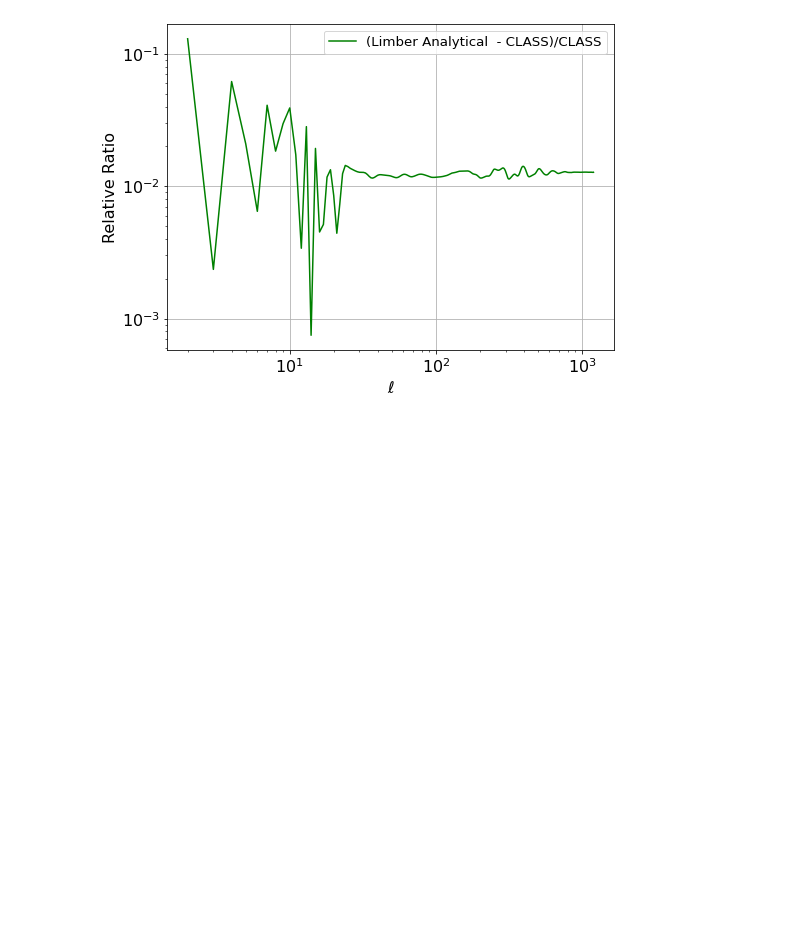
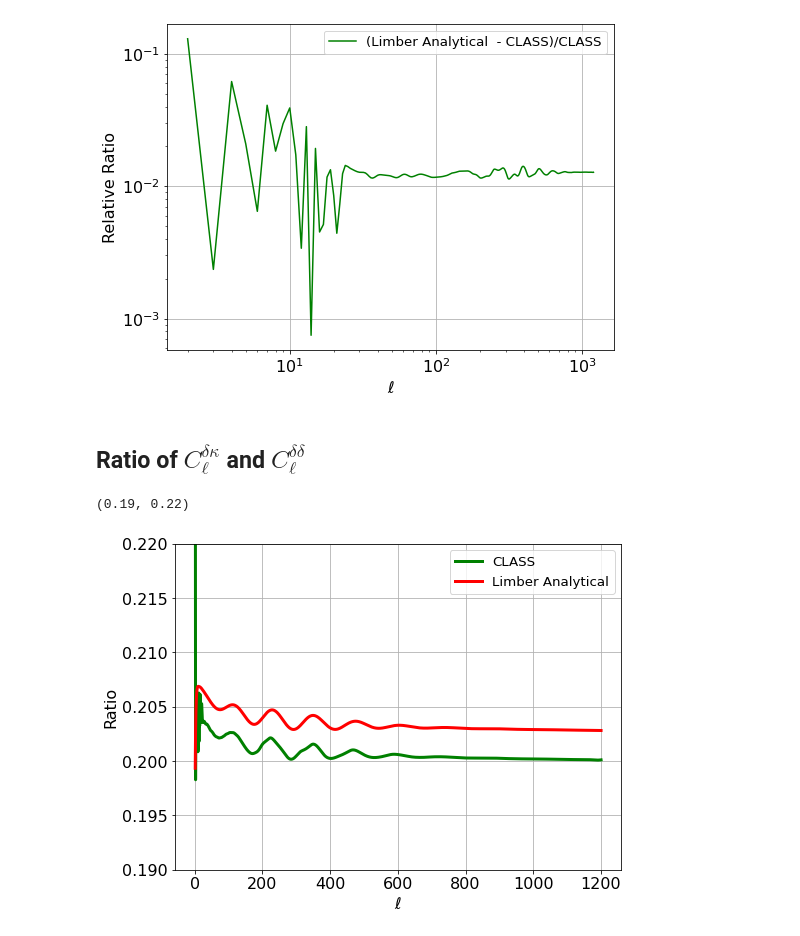
Before and after one commit to muntazirabidi/CLASS_CAMB, a Jupyter notebook: limber_cross_CLASS.ipynb, the cells around one changed output. Saved outputs shown, nothing was run; the diff lists cells and outputs as text; code cells hidden in the pictures; blank space fills up the shorter version.

Commit message:
added ratio of Cl_dk and Cl-dd

```diff
--- a/limber_cross_CLASS.ipynb
+++ b/limber_cross_CLASS.ipynb
@@ -254,3 +254,26 @@ plt.xscale('log')
 plt.yscale('log')
 # %% [output]
 [figure]
+# %% [markdown]
+## Ratio of $C_{\ell}^{\delta \kappa}$ and $C_{\ell}^{\delta \delta}$
+# %%
+
+ratio_CLASS_Cldk_Cldd = Cl_deltakappa_Class_tophat / Cl_dd_CLASS
+
+ratio_Cldk_Cldd_analytical = cl_limber_dk_f(l)/Cl_dd_MATHEMATICA
+
+
+plt.plot(l,(ratio_CLASS_Cldk_Cldd),color='g',label=r'CLASS', linewidth=3)
+
+plt.plot(l,(ratio_Cldk_Cldd_analytical),color='r',label=r'Limber Analytical',linewidth=3)
+
+plt.xlabel('$\ell$')
+plt.ylabel('Ratio')
+plt.legend()
+plt.grid()
+#plt.xscale('log')
+#plt.yscale('log')
+plt.ylim(0.19,0.22)
+# %% [output]
+(0.19, 0.22)
+[figure, added]
```
